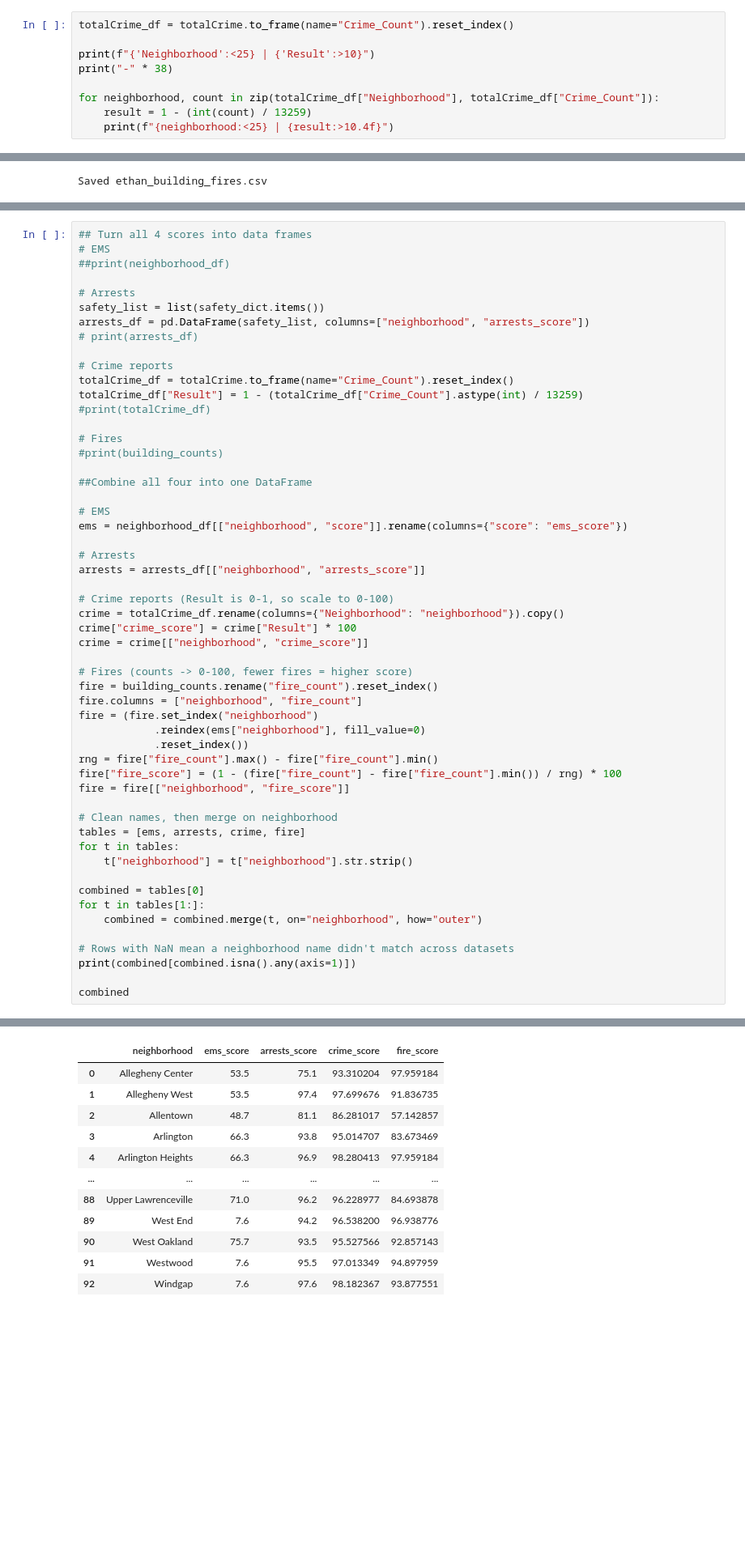
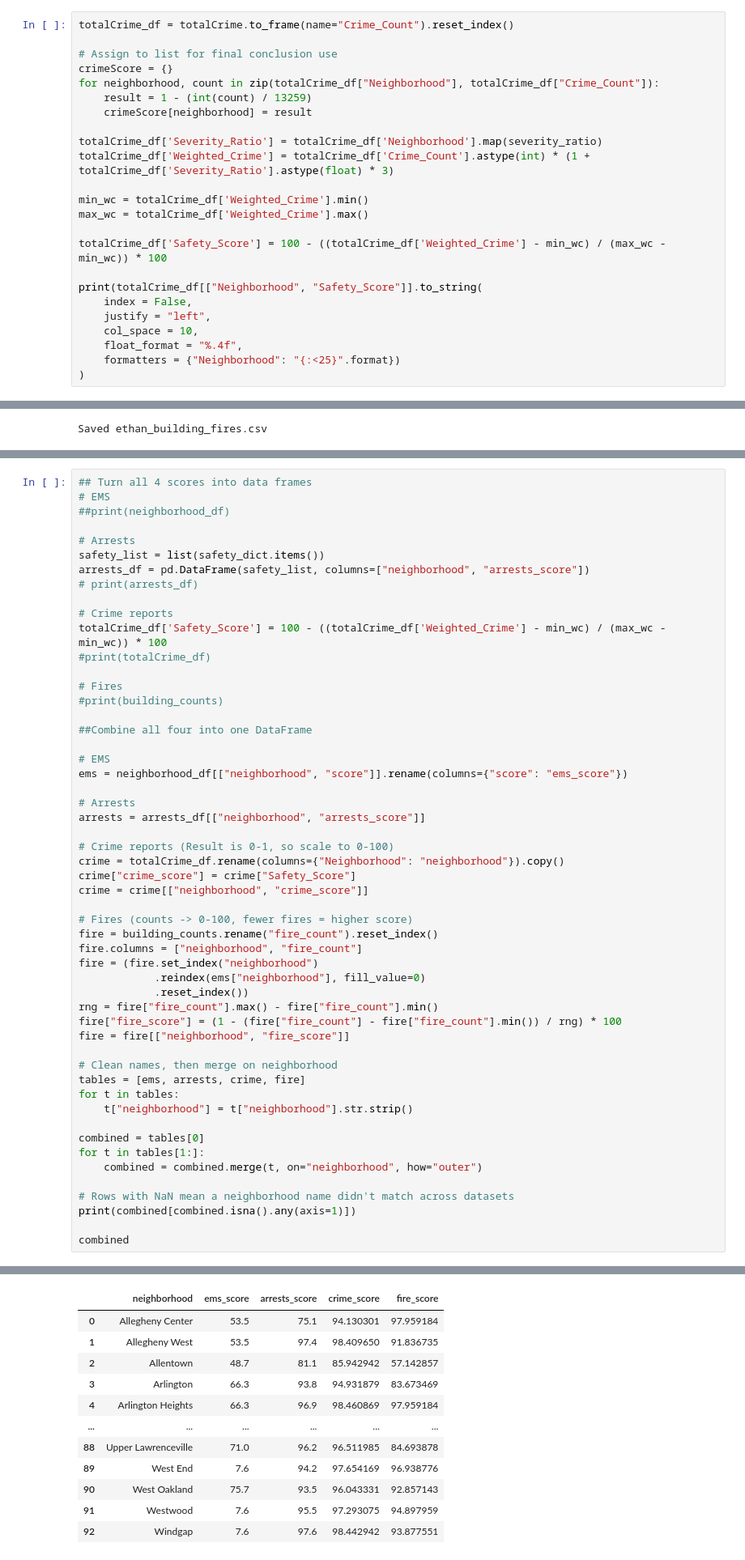
Before and after one commit to nathanPozzuto/Best_PGH_Neighborhood_26, a Jupyter notebook: Combined_Presentation.ipynb, the cells around one changed output, grey strips where cells are left out. Shown at 81% size. Cells and saved outputs as stored; diff of their text form; blank space fills up the shorter version.

```diff
--- a/Combined_Presentation.ipynb
+++ b/Combined_Presentation.ipynb
@@ -430,10 +479,25 @@ Wire Fraud: 1
 # %%
 totalCrime_df = totalCrime.to_frame(name="Crime_Count").reset_index()
 
-print(f"{'Neighborhood':<25} | {'Result':>10}")
-print("-" * 38)
-
+# Assign to list for final conclusion use
+crimeScore = {}
 for neighborhood, count in zip(totalCrime_df["Neighborhood"], totalCrime_df["Crime_Count"]):
     result = 1 - (int(count) / 13259)
-    print(f"{neighborhood:<25} | {result:>10.4f}")
+    crimeScore[neighborhood] = result
+
+totalCrime_df['Severity_Ratio'] = totalCrime_df['Neighborhood'].map(severity_ratio)
+totalCrime_df['Weighted_Crime'] = totalCrime_df['Crime_Count'].astype(int) * (1 + totalCrime_df['Severity_Ratio'].astype(float) * 3)
+
+min_wc = totalCrime_df['Weighted_Crime'].min()
+max_wc = totalCrime_df['Weighted_Crime'].max()
+
+totalCrime_df['Safety_Score'] = 100 - ((totalCrime_df['Weighted_Crime'] - min_wc) / (max_wc - min_wc)) * 100
+
+print(totalCrime_df[["Neighborhood", "Safety_Score"]].to_string(
+    index = False,
+    justify = "left",
+    col_space = 10,
+    float_format = "%.4f",
+    formatters = {"Neighborhood": "{:<25}".format})
+)
 # %% [output]
@@ -701,8 +765,7 @@ arrests_df = pd.DataFrame(safety_list, columns=["neighborhood", "arrests_score"]
 # print(arrests_df)
 
 # Crime reports
-totalCrime_df = totalCrime.to_frame(name="Crime_Count").reset_index()
-totalCrime_df["Result"] = 1 - (totalCrime_df["Crime_Count"].astype(int) / 13259)
+totalCrime_df['Safety_Score'] = 100 - ((totalCrime_df['Weighted_Crime'] - min_wc) / (max_wc - min_wc)) * 100
 #print(totalCrime_df)
 
 # Fires
@@ -718,7 +781,7 @@ arrests = arrests_df[["neighborhood", "arrests_score"]]
 
 # Crime reports (Result is 0-1, so scale to 0-100)
 crime = totalCrime_df.rename(columns={"Neighborhood": "neighborhood"}).copy()
-crime["crime_score"] = crime["Result"] * 100
+crime["crime_score"] = crime["Safety_Score"]
 crime = crime[["neighborhood", "crime_score"]]
 
 # Fires (counts -> 0-100, fewer fires = higher score)
@@ -753,17 +816,17 @@ combined
 55          Mt. Oliver       48.7            NaN          NaN       100.0
 56      Mt. Washington       36.9            NaN          NaN       100.0
 |  | neighborhood | ems_score | arrests_score | crime_score | fire_score |
-| 0 | Allegheny Center | 53.5 | 75.1 | 93.310204 | 97.959184 |
-| 1 | Allegheny West | 53.5 | 97.4 | 97.699676 | 91.836735 |
-| 2 | Allentown | 48.7 | 81.1 | 86.281017 | 57.142857 |
-| 3 | Arlington | 66.3 | 93.8 | 95.014707 | 83.673469 |
-| 4 | Arlington Heights | 66.3 | 96.9 | 98.280413 | 97.959184 |
+| 0 | Allegheny Center | 53.5 | 75.1 | 94.130301 | 97.959184 |
+| 1 | Allegheny West | 53.5 | 97.4 | 98.409650 | 91.836735 |
+| 2 | Allentown | 48.7 | 81.1 | 85.942942 | 57.142857 |
+| 3 | Arlington | 66.3 | 93.8 | 94.931879 | 83.673469 |
+| 4 | Arlington Heights | 66.3 | 96.9 | 98.460869 | 97.959184 |
 | ... | ... | ... | ... | ... | ... |
-| 88 | Upper Lawrenceville | 71.0 | 96.2 | 96.228977 | 84.693878 |
-| 89 | West End | 7.6 | 94.2 | 96.538200 | 96.938776 |
-| 90 | West Oakland | 75.7 | 93.5 | 95.527566 | 92.857143 |
-| 91 | Westwood | 7.6 | 95.5 | 97.013349 | 94.897959 |
-| 92 | Windgap | 7.6 | 97.6 | 98.182367 | 93.877551 |
+| 88 | Upper Lawrenceville | 71.0 | 96.2 | 96.511985 | 84.693878 |
+| 89 | West End | 7.6 | 94.2 | 97.654169 | 96.938776 |
+| 90 | West Oakland | 75.7 | 93.5 | 96.043331 | 92.857143 |
+| 91 | Westwood | 7.6 | 95.5 | 97.293075 | 94.897959 |
+| 92 | Windgap | 7.6 | 97.6 | 98.442942 | 93.877551 |
 93 rows × 5 columns
 # %%
 # ---- Scores per neighborhood (0-100, higher = better) ----
```
Also changed, not shown: parts of 5 cells of this notebook.
